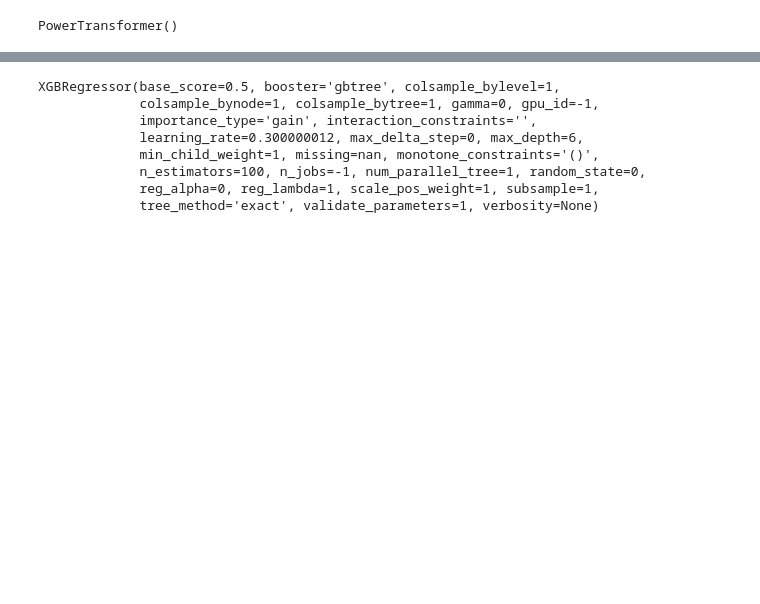
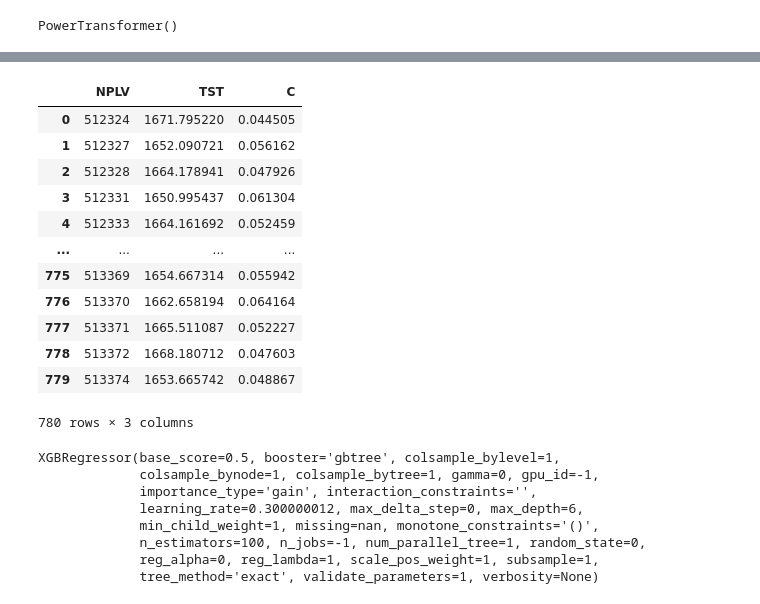
Before and after one commit to i-vainn/evraz_ai_hack, a Jupyter notebook: plavki/modeling2.ipynb, the cells around one changed output, grey strips where cells are left out. Drawn from its saved outputs; the diff is of its cells as text; code cells hidden in the pictures; blank space fills up the shorter version.

```diff
--- a/plavki/modeling2.ipynb
+++ b/plavki/modeling2.ipynb
@@ -183,0 +213,41 @@ models = [
+# %%
+from xgboost import XGBRegressor
+from sklearn.ensemble import RandomForestRegressor
+import random
+
+# model_c = CatBoostRegressor(n_estimators=200, grow_policy="Depthwise", silent=True)
+
+for i in trange(50):
+
+    model_c = XGBRegressor(n_estimators=30, n_jobs=-1)
+    model_tst = XGBRegressor(n_estimators=30, n_jobs=-1)
+
+    # model_c = LGBMRegressor(n_estimators=30)
+    # model_tst = LGBMRegressor(n_estimators=30)
+
+    cols_c = np.random.choice(top_40_c, size=7, replace=False).tolist()
+    cols_tst = np.random.choice(top_40_tst, size=7, replace=False).tolist()
+
+    train_C_small = train_C[cols_c]
+    test_C_small = test_C[cols_c]
+
+    train_TST_small = train_TST[cols_tst]
+    test_TST_small = test_TST[cols_tst]
+
+    for i, col in enumerate(cols_c):
+        for col2 in cols_c[i:]:
+            train_C_small.loc[:,"mult" + col + col2] = train_C_small.loc[:,col] * train_C_small.loc[:,col2]
+            test_C_small.loc[:,"mult" + col + col2] = test_C_small.loc[:,col] * test_C_small.loc[:,col2]
+
+    for i, col in enumerate(cols_tst):
+        for col2 in cols_tst[i:]:
+            train_TST_small.loc[:,"mult" + col + col2] = train_TST_small.loc[:,col] * train_TST_small.loc[:,col2]
+            test_TST_small.loc[:,"mult" + col + col2] = test_TST_small.loc[:,col] * test_TST_small.loc[:,col2]
+
+
+    res, metr = pipeline(model_c, model_tst, train_C_small.values, test_C_small.values, train_TST_small.values,
+                         test_TST_small.values, y, sample, n_splits=20, pwc=pwrC, pwt=pwrT)
+
+    reses.append(res)
+    metrics.append(metr)
+    cols.append((cols_c, cols_tst))
@@ -213,0 +378,16 @@ Learning rate set to 0.081274
+# %%
+sample
+# %% [output]
+|  | NPLV | TST | C |
+| 0 | 512324 | 1671.795220 | 0.044505 |
+| 1 | 512327 | 1652.090721 | 0.056162 |
+| 2 | 512328 | 1664.178941 | 0.047926 |
+| 3 | 512331 | 1650.995437 | 0.061304 |
+| 4 | 512333 | 1664.161692 | 0.052459 |
+| ... | ... | ... | ... |
+| 775 | 513369 | 1654.667314 | 0.055942 |
+| 776 | 513370 | 1662.658194 | 0.064164 |
+| 777 | 513371 | 1665.511087 | 0.052227 |
+| 778 | 513372 | 1668.180712 | 0.047603 |
+| 779 | 513374 | 1653.665742 | 0.048867 |
+780 rows × 3 columns
```
Also changed, not shown: parts of 27 cells of this notebook, 15 other files.
